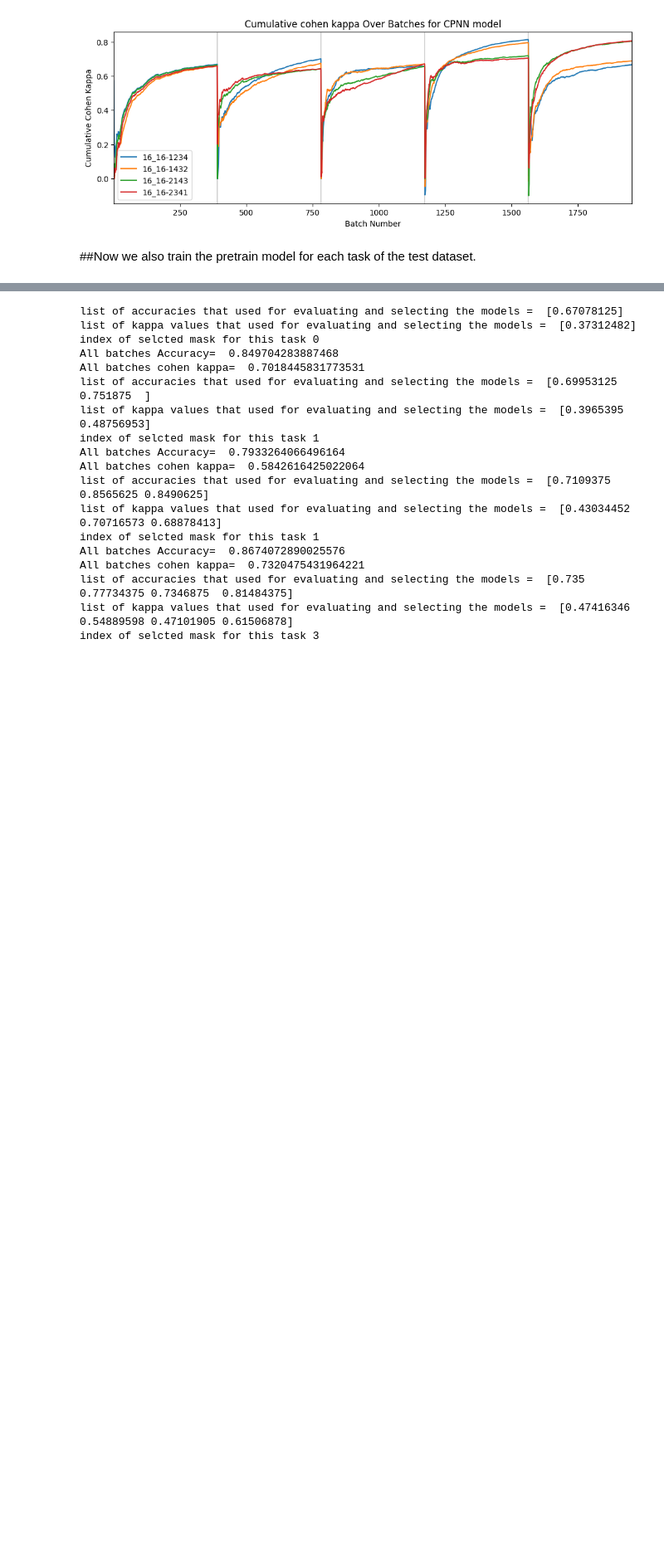
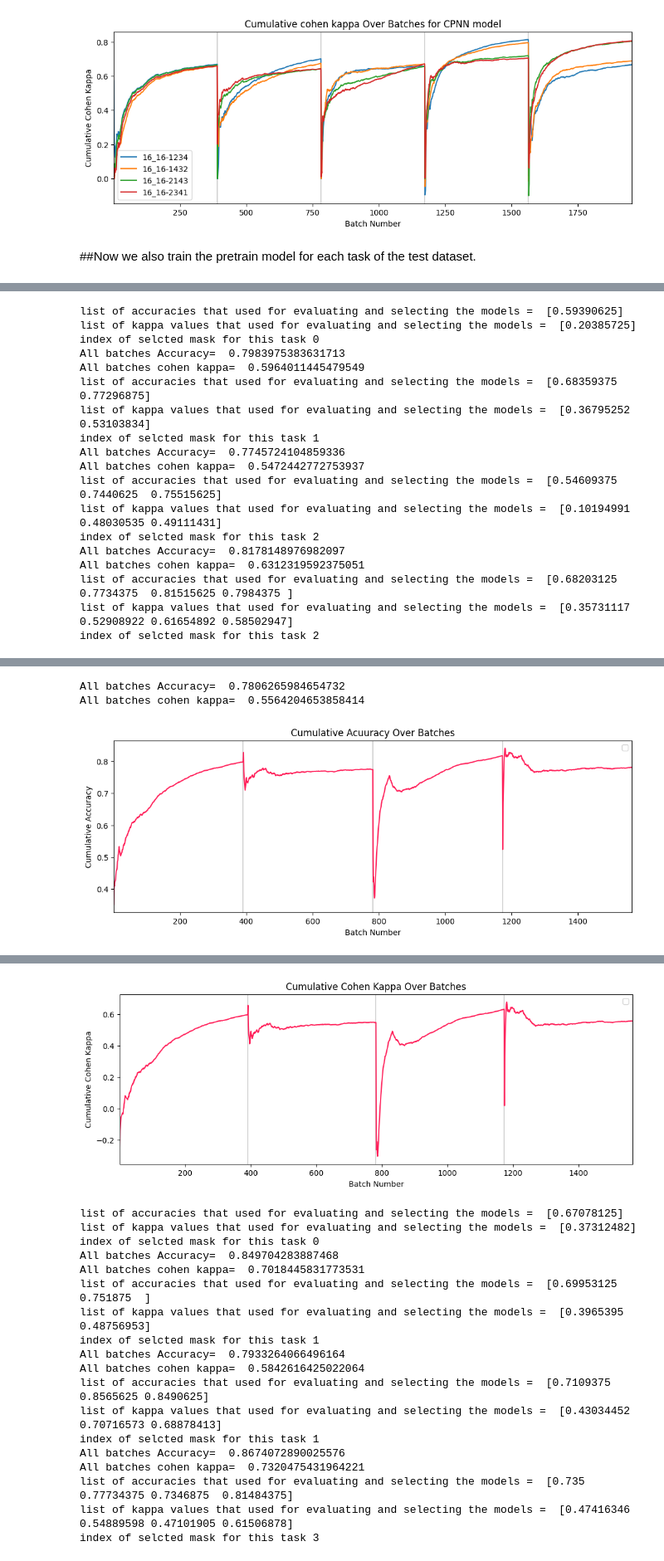
Before and after one commit to rezapaki1376/cPB, a Jupyter notebook: run_test/run_pretrained_model_new thing examine.ipynb, the cells around one changed output, grey strips where cells are left out. Shown at 83% size. Drawn from its saved outputs; the diff is of its cells as text; code cells hidden in the pictures; blank space fills up the shorter version.

Commit message:
piigyback based lstm classes updated

```diff
--- a/run_test/run_pretrained_model_new thing examine.ipynb
+++ b/run_test/run_pretrained_model_new thing examine.ipynb
@@ -448,0 +450,66 @@ WARNING:matplotlib.legend:No artists with labels found to put in legend.  Note t
+# %%
+batch_size = 128
+hidden_size = 100
+seq_len = 10
+epoch_size=5
+lr = 0.01
+number_of_tasks=4
+mask_selection_NofBatch = 50
+threshold_fn = 'ternarizer'
+mask_init='uniform'
+dataset = "sine_rw10_mode5_extended_16-16_1234"
+df = pd.read_csv(os.path.join("datasets/datasets", f"{dataset}.csv"))
+pretrain_model_addr='performance/pretrain/pretrain_mode_gru_sine_rw10_mode5_extended_6-6_1234_3.pickle'
+mask_weights=[]
+
+model=cPB(model_class=PiggyBackGRU, lr = lr ,threshold_fn=threshold_fn, seq_len=seq_len, pretrain_model_addr=pretrain_model_addr,
+           mask_weights=mask_weights, mask_init=mask_init, number_of_tasks=number_of_tasks,epoch_size=epoch_size)
+iteration=1
+# first loop for the iterations, for now it is just 1 iteration.
+for iter in range(0,iteration):
+  # loop for each task
+  for task in range(1, df["task"].max() + 1):
+    df_task = df[df["task"] == task]
+    df_task = df_task.drop(columns="task")
+    # loop based on each batch of data
+    batch_cont=0
+    model.weights_copy(task)
+    for i in range(0, len(df_task), batch_size):
+      x = df_task.iloc[i : i + batch_size, 0:-1].values.astype(np.float32)
+      y = list(df_task.iloc[i : i + batch_size, -1])
+      if batch_cont<mask_selection_NofBatch:
+        for mask_index in range (0, task):
+          model.predict_many(x,y,mask_index)
+          model.learn_many(x,y,mask_index)
+        batch_cont+=1
+      elif batch_cont==mask_selection_NofBatch:
+        best_mask_index=model.add_new_column()
+        model.predict_many(x,y,best_mask_index)
+        model.learn_many(x,y,best_mask_index)
+        batch_cont+=1
+      elif batch_cont>mask_selection_NofBatch:
+        batch_cont+=1
+        model.predict_many(x,y,best_mask_index)
+        model.learn_many(x,y,best_mask_index)
+    model.save_final_metrics(task,best_mask_index)
+    model.final_weights_saving()
+  model.plotting()
+# %% [output]
+list of accuracies that used for evaluating and selecting the models =  [0.59390625]
+list of kappa values that used for evaluating and selecting the models =  [0.20385725]
+index of selcted mask for this task 0
+All batches Accuracy=  0.7983975383631713
+All batches cohen kappa=  0.5964011445479549
+list of accuracies that used for evaluating and selecting the models =  [0.68359375 0.77296875]
+list of kappa values that used for evaluating and selecting the models =  [0.36795252 0.53103834]
+index of selcted mask for this task 1
+All batches Accuracy=  0.7745724104859336
+All batches cohen kappa=  0.5472442772753937
+list of accuracies that used for evaluating and selecting the models =  [0.54609375 0.7440625  0.75515625]
+list of kappa values that used for evaluating and selecting the models =  [0.10194991 0.48030535 0.49111431]
+index of selcted mask for this task 2
+All batches Accuracy=  0.8178148976982097
+All batches cohen kappa=  0.6312319592375051
+list of accuracies that used for evaluating and selecting the models =  [0.68203125 0.7734375  0.81515625 0.7984375 ]
+list of kappa values that used for evaluating and selecting the models =  [0.35731117 0.52908922 0.61654892 0.58502947]
+index of selcted mask for this task 2
@@ -448,0 +517,3 @@ WARNING:matplotlib.legend:No artists with labels found to put in legend.  Note t
+All batches Accuracy=  0.7806265984654732
+All batches cohen kappa=  0.5564204653858414
+[figure, added]
@@ -449,3 +521,4 @@ WARNING:matplotlib.legend:No artists with labels found to put in legend.  Note t
+[figure, added]
 # %%
 # done ---------------------------------------------------------------------------------
 import torch
```
Also changed, not shown: parts of 2 cells of this notebook, 33 other files.
